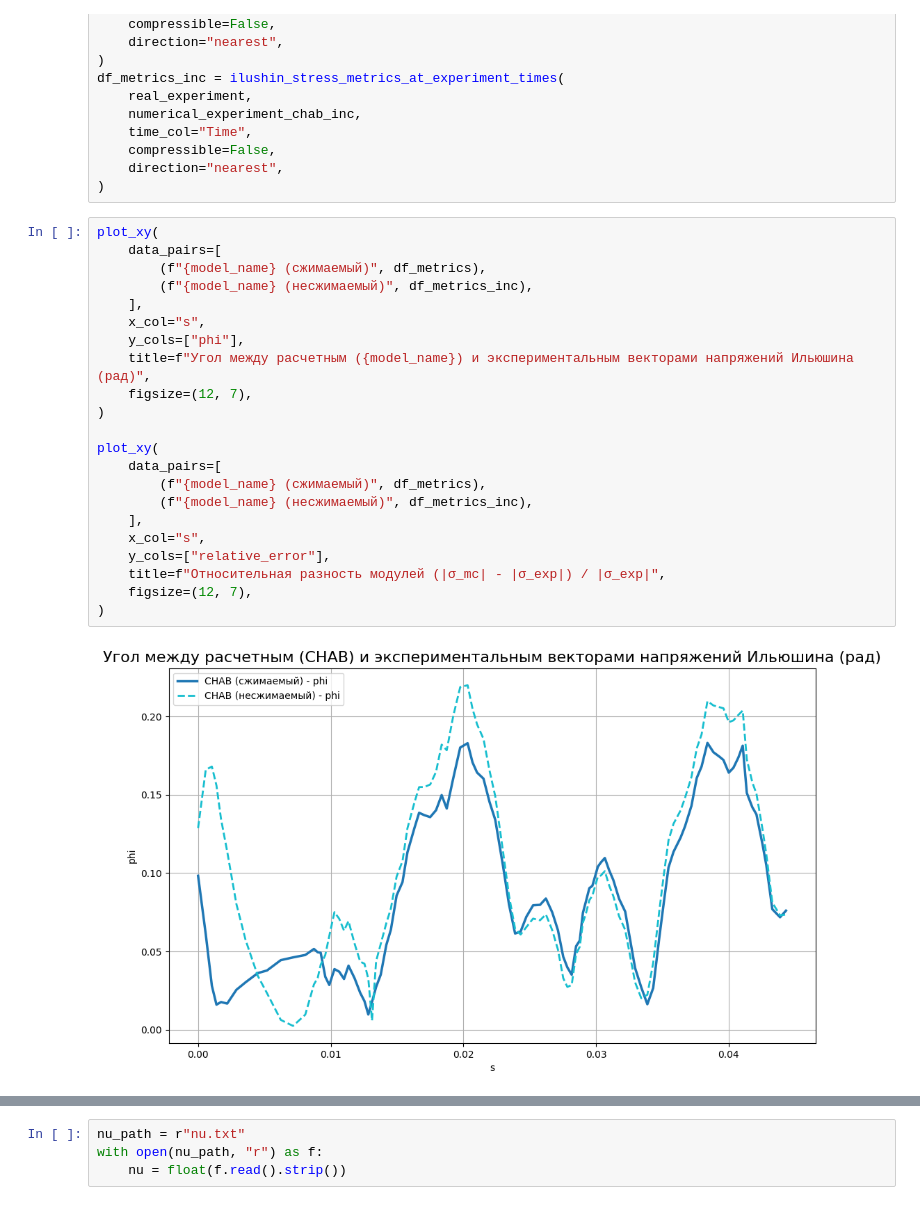
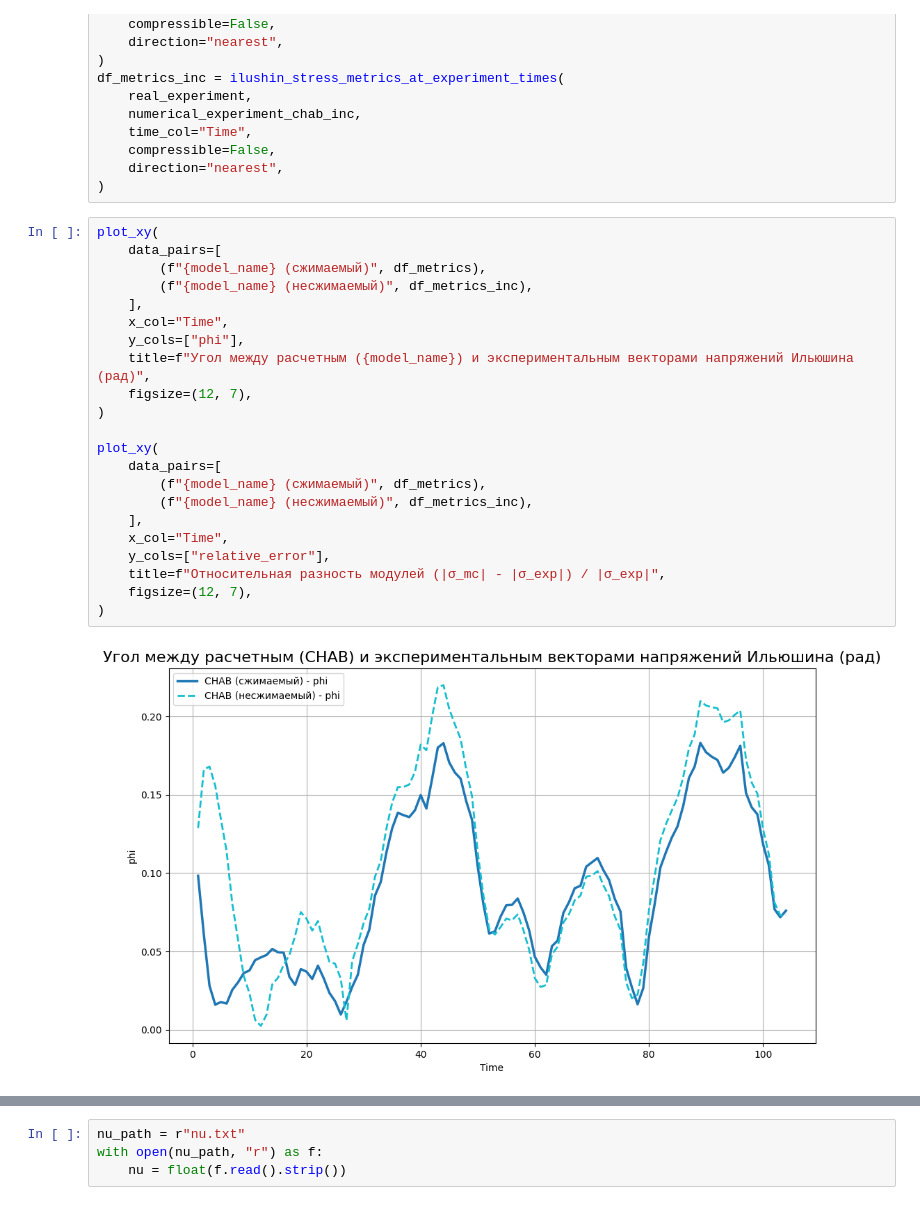
Before and after one commit to ArtemDos/complex_deformations, a Jupyter notebook: P29/experimental_vint/chab.ipynb, the cells around one changed output, grey strips where cells are left out. Saved outputs shown, nothing was run; the diff lists cells and outputs as text.

```diff
--- a/P29/experimental_vint/chab.ipynb
+++ b/P29/experimental_vint/chab.ipynb
@@ -189,24 +191,24 @@ df_metrics_inc = ilushin_stress_metrics_at_experiment_times(
 # %%
 plot_xy(
     data_pairs=[
         (f"{model_name} (сжимаемый)", df_metrics),
         (f"{model_name} (несжимаемый)", df_metrics_inc),
     ],
-    x_col="s",
+    x_col="Time",
     y_cols=["phi"],
     title=f"Угол между расчетным ({model_name}) и экспериментальным векторами напряжений Ильюшина (рад)",
     figsize=(12, 7),
 )
 
 plot_xy(
     data_pairs=[
         (f"{model_name} (сжимаемый)", df_metrics),
         (f"{model_name} (несжимаемый)", df_metrics_inc),
     ],
-    x_col="s",
+    x_col="Time",
     y_cols=["relative_error"],
     title=f"Относительная разность модулей (|σ_mc| - |σ_exp|) / |σ_exp|",
     figsize=(12, 7),
 )
 # %% [output]
-[figure, old version]
+[figure, new version]
```
Also changed, not shown: parts of 13 cells of this notebook, 3 other files.
